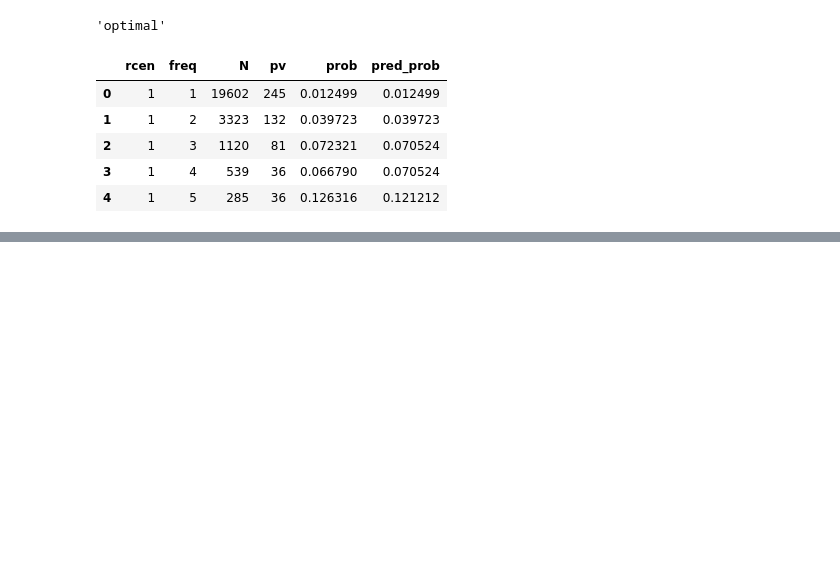
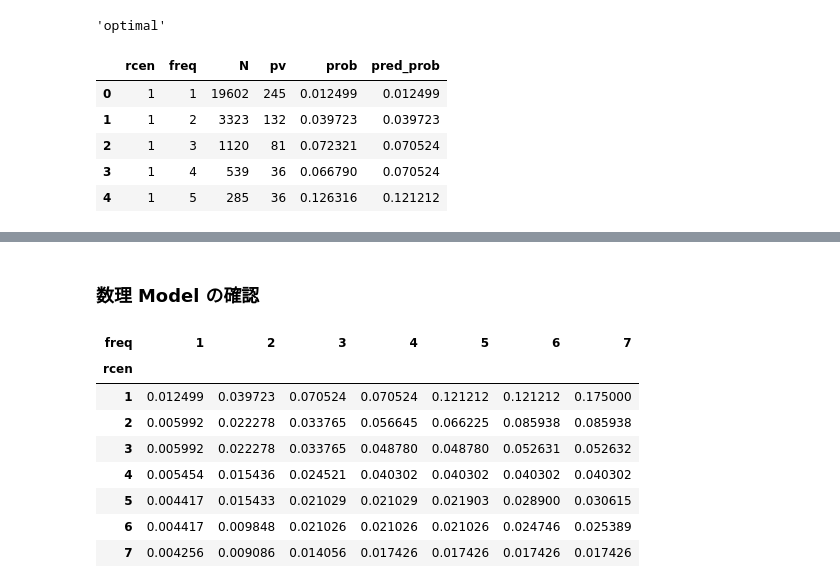
Before and after one commit to 1024xx4/py_mathematical_optimization, a Jupyter notebook: 7_recommendation/recommendation.ipynb, the cells around one changed output, grey strips where cells are left out. Cells and saved outputs as stored; diff of their text form; code cells hidden in the pictures; blank space fills up the shorter version.

Commit message:
Feat: 実装した数理 Model の確認を行なう#13

```diff
--- a/7_recommendation/recommendation.ipynb
+++ b/7_recommendation/recommendation.ipynb
@@ -591,0 +599,15 @@ rf_df.head()
+# %% [markdown]
+### 数理 Model の確認
+# %%
+# rf_df を横持ちの Data で表示させる
+rf_df.pivot_table(index='rcen', columns='freq', values='pred_prob')
+# %% [output]
+| freq | 1 | 2 | 3 | 4 | 5 | 6 | 7 |
+| rcen |  |  |  |  |  |  |  |
+| 1 | 0.012499 | 0.039723 | 0.070524 | 0.070524 | 0.121212 | 0.121212 | 0.175000 |
+| 2 | 0.005992 | 0.022278 | 0.033765 | 0.056645 | 0.066225 | 0.085938 | 0.085938 |
+| 3 | 0.005992 | 0.022278 | 0.033765 | 0.048780 | 0.048780 | 0.052631 | 0.052632 |
+| 4 | 0.005454 | 0.015436 | 0.024521 | 0.040302 | 0.040302 | 0.040302 | 0.040302 |
+| 5 | 0.004417 | 0.015433 | 0.021029 | 0.021029 | 0.021903 | 0.028900 | 0.030615 |
+| 6 | 0.004417 | 0.009848 | 0.021026 | 0.021026 | 0.021026 | 0.024746 | 0.025389 |
+| 7 | 0.004256 | 0.009086 | 0.014056 | 0.017426 | 0.017426 | 0.017426 | 0.017426 |
```
Also changed, not shown: parts of 4 cells of this notebook.
